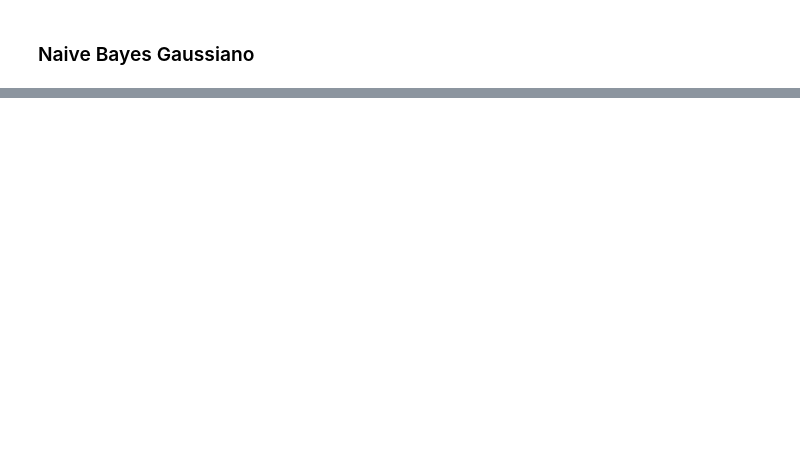
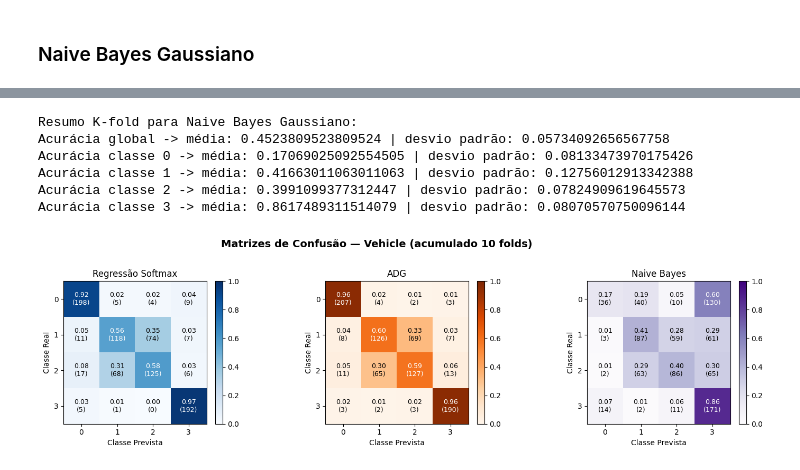
Before and after one commit to lulidsnn/aprendizagem_maquina, a Jupyter notebook: lista_02_ama/lista_02_luiza.ipynb, the cells around one changed output, grey strips where cells are left out. Saved outputs shown, nothing was run; the diff lists cells and outputs as text; code cells hidden in the pictures; blank space fills up the shorter version.

```diff
--- a/lista_02_ama/lista_02_luiza.ipynb
+++ b/lista_02_ama/lista_02_luiza.ipynb
@@ -99,0 +474,18 @@ Fold 10 -> Custo final: 0.75148414974093
+# %%
+accs_g_adg, accs_c_adg = [], []
+
+for fold_idx, fold in enumerate(folds):
+    X_tr = fold['X_treino'][:, 1:]  # remove intercepto
+    X_te = fold['X_teste'][:, 1:]
+    y_tr = fold['y_treino']
+    y_te = fold['y_teste']
+
+    params_adg = adg_fit(fold['X_treino'][:, 1:], fold['y_treino'])
+    y_pred_adg = adg_predict(params_adg, fold['X_teste'][:, 1:])
+    mc_adg_v += matriz_confusao(fold['y_teste'], y_pred_adg, classes_vehicle)
+
+    acc_g, acc_c = calcular_metricas(y_te, y_pred_adg)
+    accs_g_adg.append(acc_g)
+    accs_c_adg.append(acc_c)
+
+    print(f"Fold {fold_idx+1} | Acc global: {acc_g}")
@@ -99,0 +518,18 @@ Fold 10 -> Custo final: 0.75148414974093
+# %%
+accs_g_nb, accs_c_nb = [], []
+
+for fold_idx, fold in enumerate(folds):
+    X_tr = fold['X_treino'][:, 1:]  # remove intercepto
+    X_te = fold['X_teste'][:, 1:]
+    y_tr = fold['y_treino']
+    y_te = fold['y_teste']
+
+    params_nb = nb_fit(fold['X_treino'][:, 1:], fold['y_treino'])
+    y_pred_nb = nb_predict(params_nb, fold['X_teste'][:, 1:])
+    mc_nb_v += matriz_confusao(fold['y_teste'], y_pred_nb, classes_vehicle)
+
+    acc_g, acc_c = calcular_metricas(y_te, y_pred_nb)
+    accs_g_nb.append(acc_g)
+    accs_c_nb.append(acc_c)
+
+    print(f"Fold {fold_idx+1} | Acc global: {acc_g}")
@@ -99,0 +547,24 @@ Fold 10 -> Custo final: 0.75148414974093
+# %%
+print("\nResumo K-fold para Naive Bayes Gaussiano:")
+print(f"Acurácia global -> média: {np.mean(accs_g_nb)} | desvio padrão: {np.std(accs_g_nb)}")
+for c in classes_unicas:
+    vals = [fold_acc[c] for fold_acc in accs_c_nb if c in fold_acc]
+    print(f"Acurácia classe {c} -> média: {np.mean(vals)} | desvio padrão: {np.std(vals)}")
+# %% [output]
+Resumo K-fold para Naive Bayes Gaussiano:
+Acurácia global -> média: 0.4523809523809524 | desvio padrão: 0.05734092656567758
+Acurácia classe 0 -> média: 0.17069025092554505 | desvio padrão: 0.08133473970175426
+Acurácia classe 1 -> média: 0.41663011063011063 | desvio padrão: 0.12756012913342388
+Acurácia classe 2 -> média: 0.3991099377312447 | desvio padrão: 0.07824909619645573
+Acurácia classe 3 -> média: 0.8617489311514079 | desvio padrão: 0.08070570750096144
+# %%
+# plot das matrizes de confusão para cada abordagem
+plotar_matrizes(
+    mcs=[mc_sm_v, mc_adg_v, mc_nb_v],
+    titulos=['Regressão Softmax', 'ADG', 'Naive Bayes'],
+    classes=classes_vehicle,
+    titulo_geral='Matrizes de Confusão — Vehicle (acumulado 10 folds)',
+    cmaps=['Blues', 'Oranges', 'Purples']
+)
+# %% [output]
+[figure, added]
```
Also changed, not shown: parts of 40 cells of this notebook.
